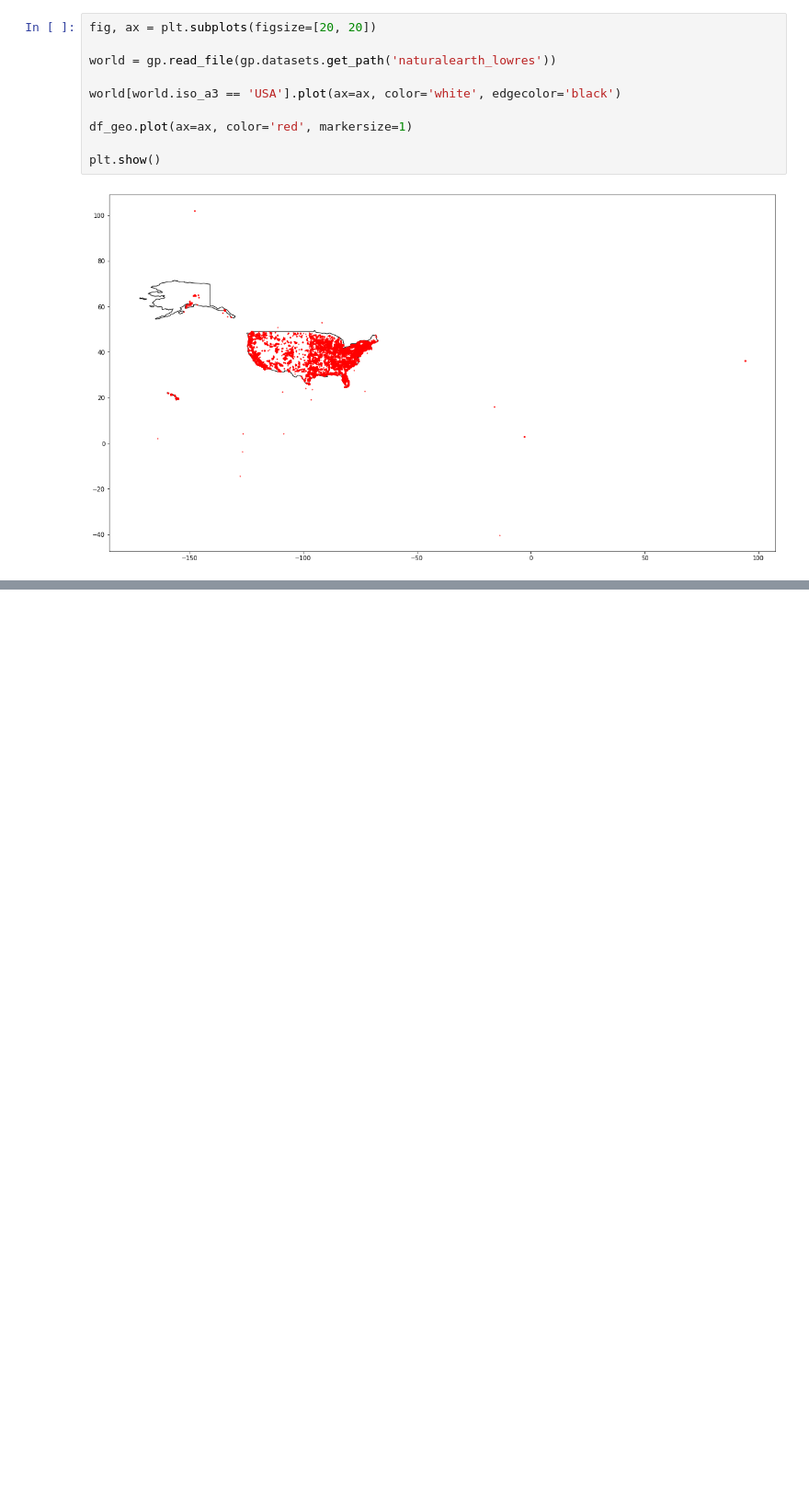
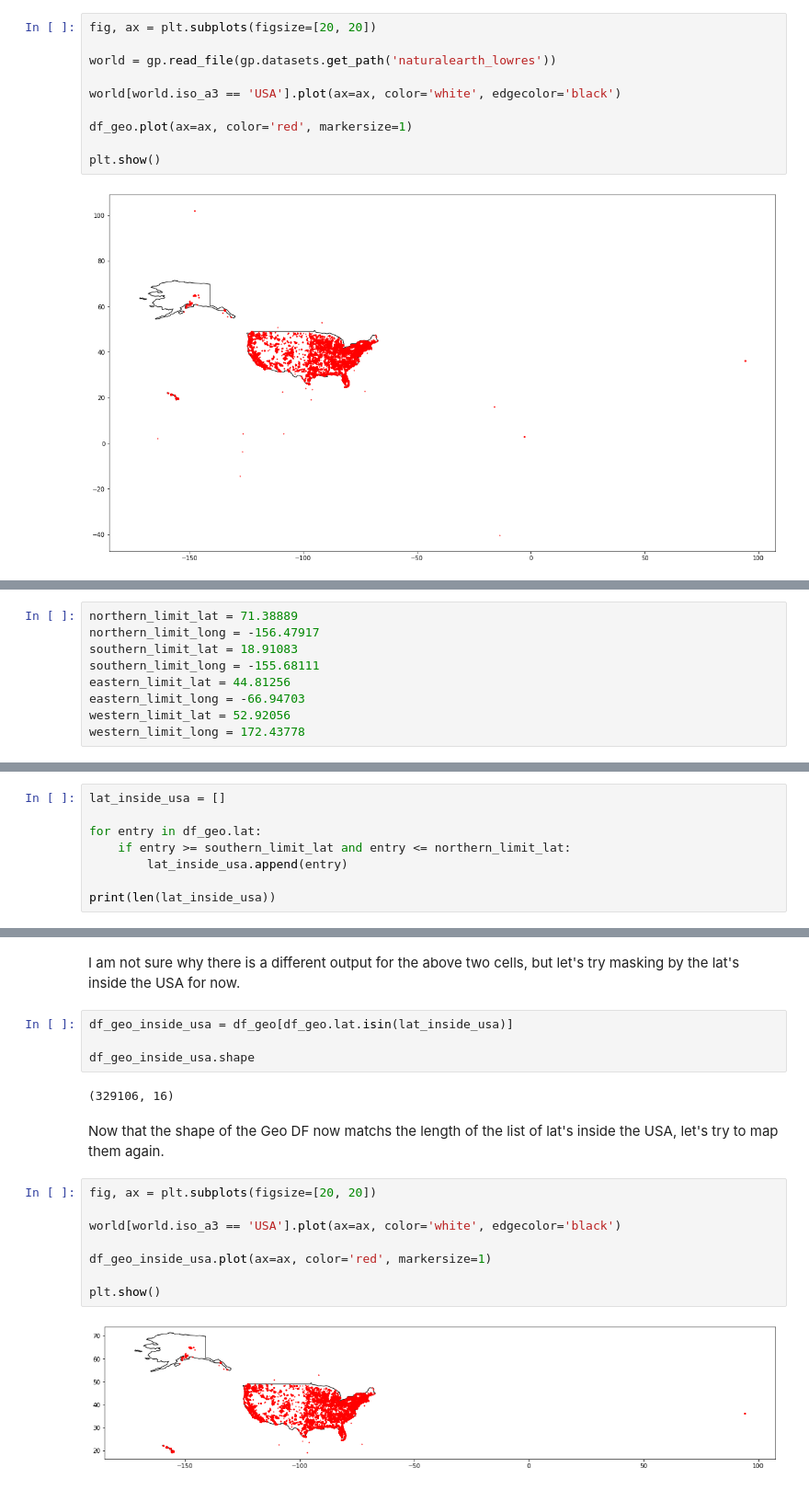
Before and after one commit to moferg/usa-housing-analysis, a Jupyter notebook: usa_housing_analysis.ipynb, the cells around one changed output, grey strips where cells are left out. Shown at 92% size. Drawn from its saved outputs; the diff is of its cells as text; blank space fills up the shorter version.

Commit message:
cleaned df_geo lat's to include only those inside USA

```diff
--- a/usa_housing_analysis.ipynb
+++ b/usa_housing_analysis.ipynb
@@ -983,0 +986,9 @@ plt.show()
+# %%
+northern_limit_lat = 71.38889
+northern_limit_long = -156.47917
+southern_limit_lat = 18.91083
+southern_limit_long = -155.68111
+eastern_limit_lat = 44.81256
+eastern_limit_long = -66.94703
+western_limit_lat = 52.92056
+western_limit_long = 172.43778
@@ -983,0 +999,8 @@ plt.show()
+# %%
+lat_inside_usa = []
+
+for entry in df_geo.lat:
+    if entry >= southern_limit_lat and entry <= northern_limit_lat:
+        lat_inside_usa.append(entry)
+
+print(len(lat_inside_usa))
@@ -983,0 +1019,20 @@ plt.show()
+# %% [markdown]
+I am not sure why there is a different output for the above two cells, but let's try masking by the lat's inside the USA for now.
+# %%
+df_geo_inside_usa = df_geo[df_geo.lat.isin(lat_inside_usa)]
+
+df_geo_inside_usa.shape
+# %% [output]
+(329106, 16)
+# %% [markdown]
+Now that the shape of the Geo DF now matchs the length of the list of lat's inside the USA, let's try to map them again.
+# %%
+fig, ax = plt.subplots(figsize=[20, 20])
+
+world[world.iso_a3 == 'USA'].plot(ax=ax, color='white', edgecolor='black')
+
+df_geo_inside_usa.plot(ax=ax, color='red', markersize=1)
+
+plt.show()
+# %% [output]
+[figure, added]
```
Also changed, not shown: parts of 4 cells of this notebook.
